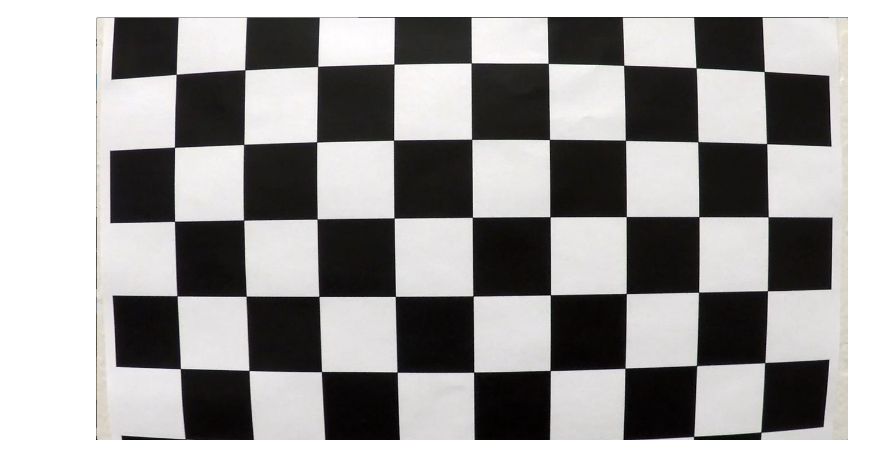
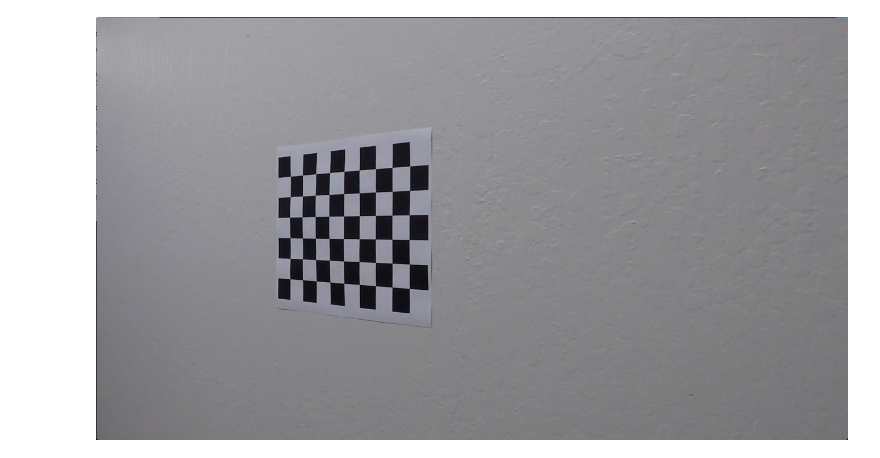
Before and after one commit to tleyden/CarND-Advanced-Lane-Lines, a Jupyter notebook: CameraDistortionCorrection.ipynb, the cells around one changed output. Drawn from its saved outputs; the diff is of its cells as text; code cells hidden in the pictures.

```diff
--- a/CameraDistortionCorrection.ipynb
+++ b/CameraDistortionCorrection.ipynb
@@ -5,5 +6,5 @@ import numpy as np
 # %%
-fname='camera_cal/calibration1.jpg'
+fname='camera_cal/calibration7.jpg'
 Image(filename=fname)
 # %% [output]
-[figure, old version]
+[figure, new version]
```
Also changed, not shown: parts of 13 cells of this notebook, 3 other files.
